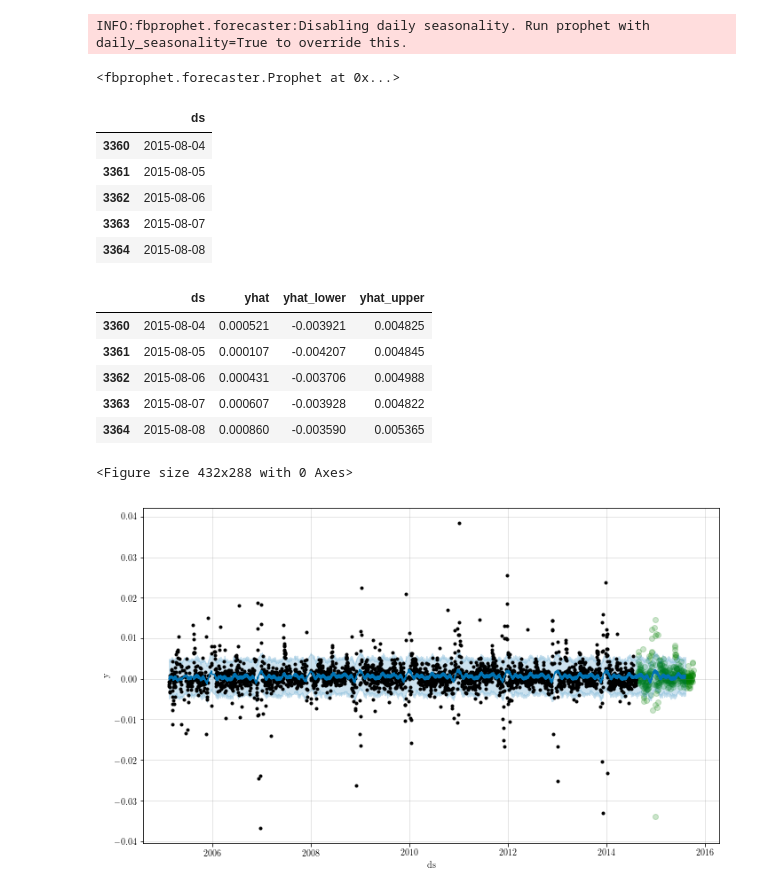
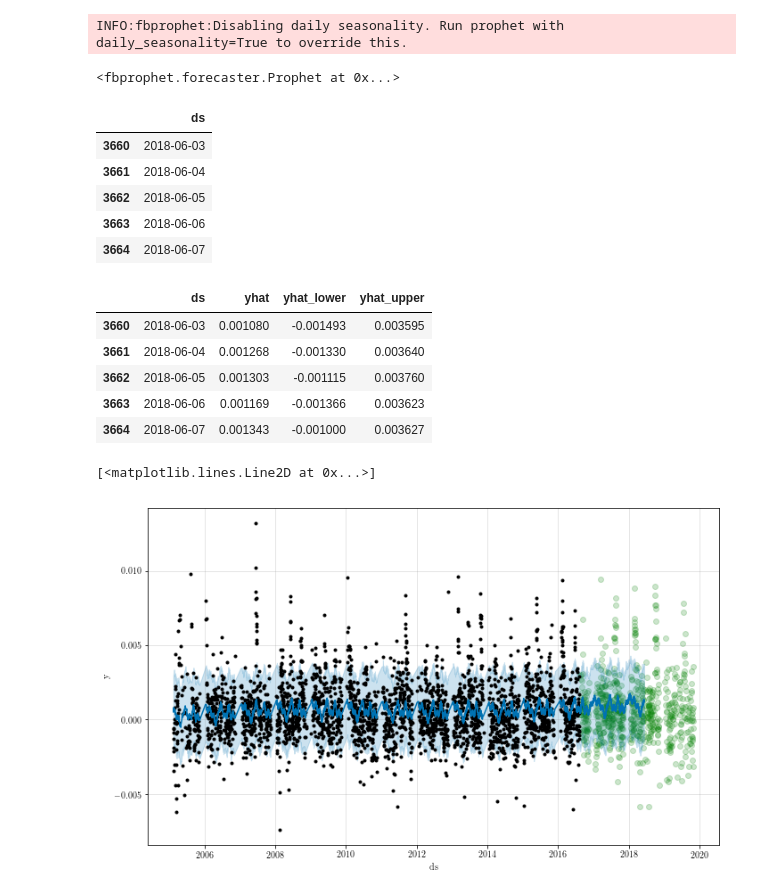
Before and after one commit to kcdage/prophet-rapidburster, a Jupyter notebook: rapid_burster.ipynb, the cells around one changed output. Cells and saved outputs as stored; diff of their text form; code cells hidden in the pictures.

Commit message:
fixed time scale

```diff
--- a/rapid_burster.ipynb
+++ b/rapid_burster.ipynb
@@ -16,0 +21,9 @@ time, rate, err, year, day, staterr, syserr, data_flag, timedelexp, timedelcoded
+# %%
+# You can also directly read the web link:
+data = ascii.read('https://swift.gsfc.nasa.gov/results/transients/weak/RapidBurster.lc.txt', format='commented_header',header_start=-2)
+
+#filter out bad data
+err_avg=np.average(data['ERROR'])
+#data = ascii.read('RapidBurster.lc.txt', format='commented_header',header_start=-2)
+formatted_time = Time((data['TIME'][(data['ERROR']<err_avg)]),format='mjd',out_subfmt='date_hms').isot
+formatted_data = Table([formatted_time,data['RATE'][(data['ERROR']<err_avg)]],names=['ds','y']).to_pandas()
@@ -47,34 +60,41 @@ df_test=df[3001:]
+# %%
+df = formatted_data
+
+df_train=df[0:3000]
+df_test=df[3000:]   # Note that element 3000 will be in df_train, but not in df_test (no need for 3001 instead of it)
 # %%
 m = Prophet()
 m.fit(df_train)
 # %% [output]
-INFO:fbprophet.forecaster:Disabling daily seasonality. Run prophet with daily_seasonality=True to override this.
+INFO:fbprophet:Disabling daily seasonality. Run prophet with daily_seasonality=True to override this.
 <fbprophet.forecaster.Prophet at 0x...>
 # %%
-future = m.make_future_dataframe(periods=365)
+future = m.make_future_dataframe(periods=665)
 future.tail()
 # %% [output]
 |  | ds |
-| 3360 | 2015-08-04 |
-| 3361 | 2015-08-05 |
-| 3362 | 2015-08-06 |
-| 3363 | 2015-08-07 |
-| 3364 | 2015-08-08 |
+| 3660 | 2018-06-03 |
+| 3661 | 2018-06-04 |
+| 3662 | 2018-06-05 |
+| 3663 | 2018-06-06 |
+| 3664 | 2018-06-07 |
 # %%
 forecast = m.predict(future)
 forecast[['ds', 'yhat', 'yhat_lower', 'yhat_upper']].tail()
 # %% [output]
 |  | ds | yhat | yhat_lower | yhat_upper |
-| 3360 | 2015-08-04 | 0.000521 | -0.003921 | 0.004825 |
-| 3361 | 2015-08-05 | 0.000107 | -0.004207 | 0.004845 |
-| 3362 | 2015-08-06 | 0.000431 | -0.003706 | 0.004988 |
-| 3363 | 2015-08-07 | 0.000607 | -0.003928 | 0.004822 |
-| 3364 | 2015-08-08 | 0.000860 | -0.003590 | 0.005365 |
+| 3660 | 2018-06-03 | 0.001080 | -0.001493 | 0.003595 |
+| 3661 | 2018-06-04 | 0.001268 | -0.001330 | 0.003640 |
+| 3662 | 2018-06-05 | 0.001303 | -0.001115 | 0.003760 |
+| 3663 | 2018-06-06 | 0.001169 | -0.001366 | 0.003623 |
+| 3664 | 2018-06-07 | 0.001343 | -0.001000 | 0.003627 |
 # %%
-plt.figure(1)
-m.plot(forecast)
-plt.plot_date(t_yr[3001:3400], rate[3001:3400], 'go', zorder=0, alpha=0.2)
-plt.savefig('forecast_test.pdf')
+#plt.figure()
+m.plot(forecast);
+plt.plot_date(Time(data['TIME'][(data['ERROR']<err_avg)],format='mjd',out_subfmt='date_hms').datetime[3001:], data['RATE']
+[(data['ERROR']<err_avg)][3001:], 'go', zorder=0, alpha=0.2)
+
+#plt.savefig('forecast_test.pdf')
 # %% [output]
-<Figure size 432x288 with 0 Axes>
+[<matplotlib.lines.Line2D at 0x...>]
-[figure, old version]
+[figure, new version]
```
Also changed, not shown: parts of 10 cells of this notebook.
